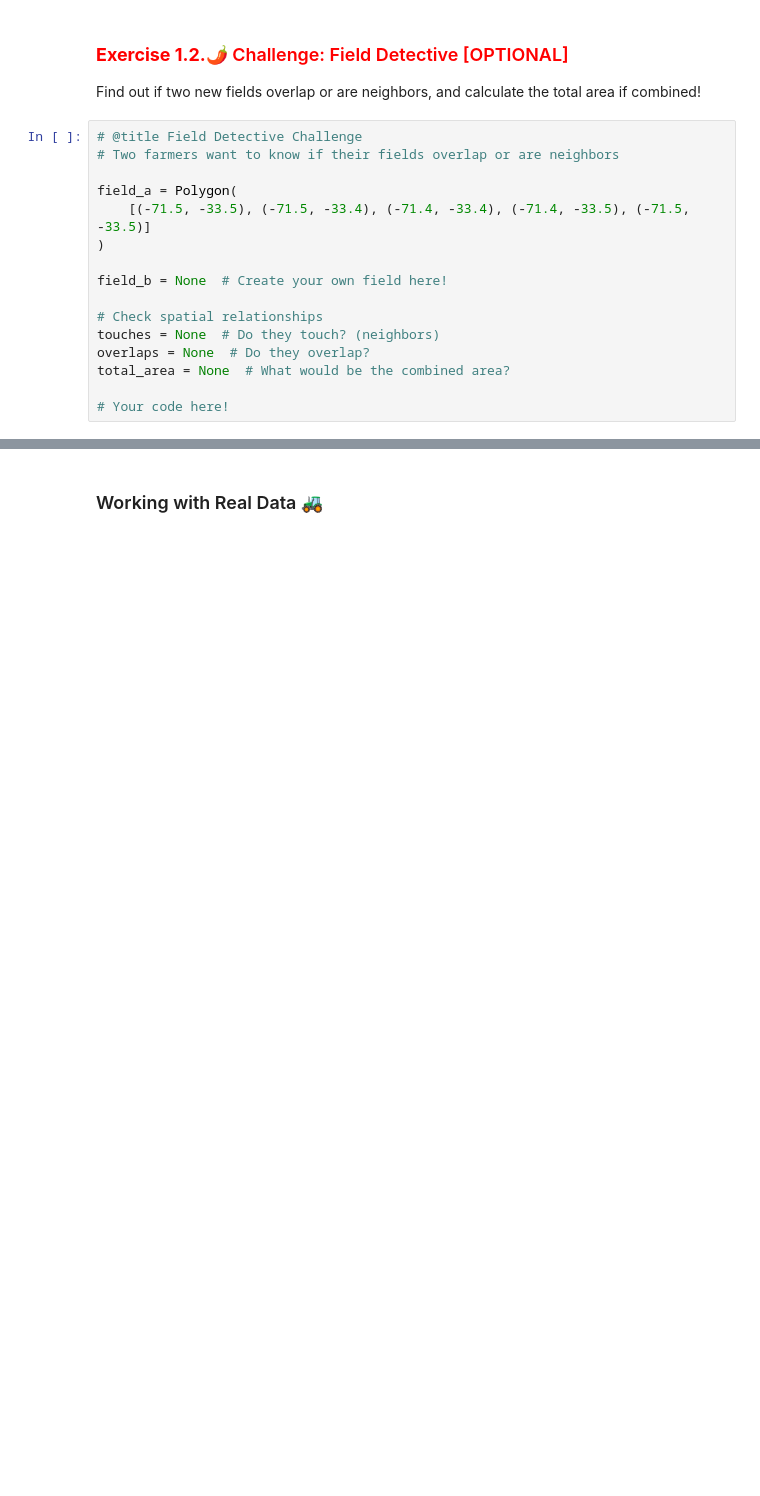
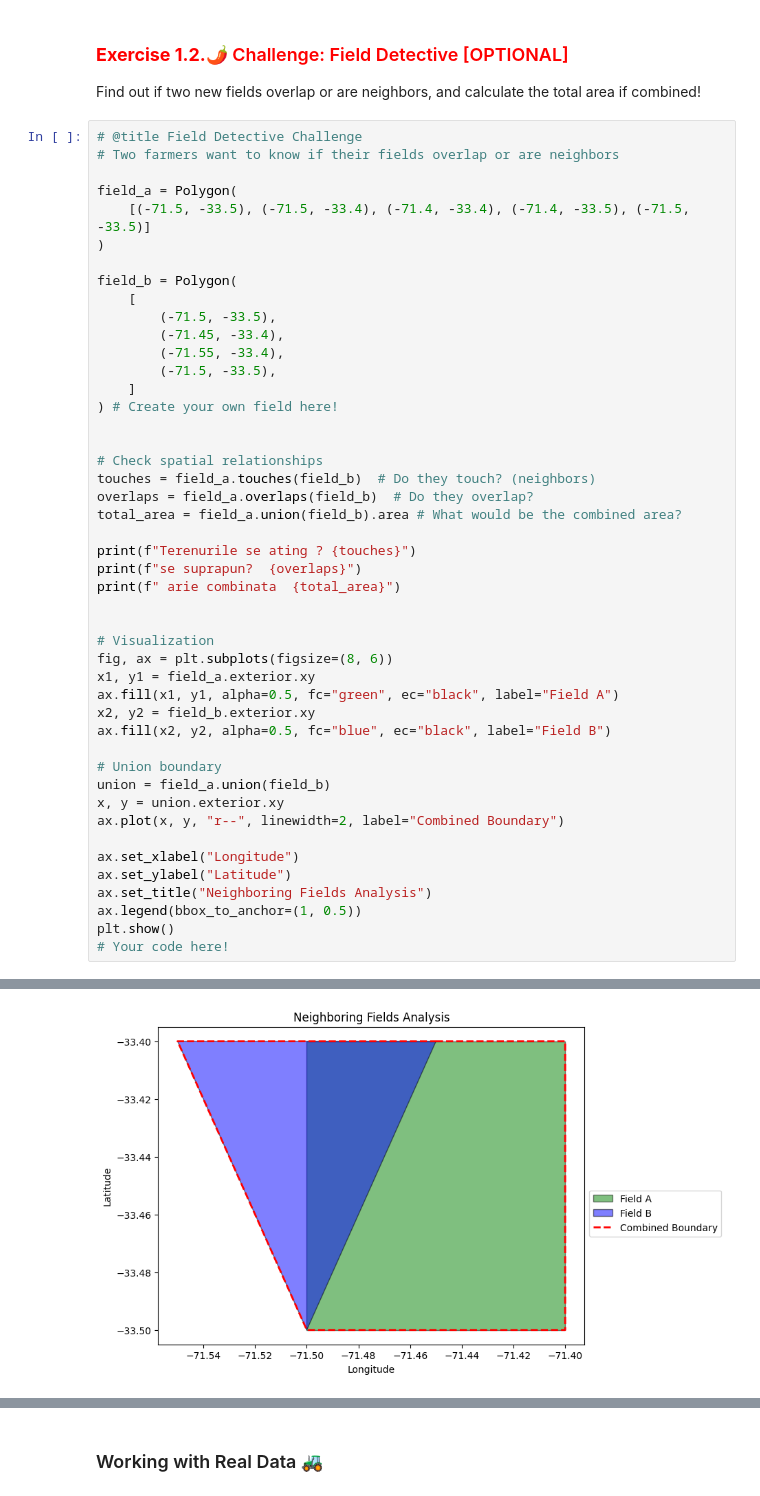
Before and after one commit to MkI21/rospin-lab, a Jupyter notebook: notebooks/Geospatial_Machine_Learning.ipynb, the cells around one changed output, grey strips where cells are left out. Saved outputs shown, nothing was run; the diff lists cells and outputs as text; blank space fills up the shorter version.

```diff
--- a/notebooks/Geospatial_Machine_Learning.ipynb
+++ b/notebooks/Geospatial_Machine_Learning.ipynb
@@ -584,11 +581,42 @@ field_a = Polygon(
     [(-71.5, -33.5), (-71.5, -33.4), (-71.4, -33.4), (-71.4, -33.5), (-71.5, -33.5)]
 )
 
-field_b = None  # Create your own field here!
+field_b = Polygon(
+    [
+        (-71.5, -33.5),
+        (-71.45, -33.4),
+        (-71.55, -33.4),
+        (-71.5, -33.5),
+    ]
+) # Create your own field here!
+
 
 # Check spatial relationships
-touches = None  # Do they touch? (neighbors)
-overlaps = None  # Do they overlap?
-total_area = None  # What would be the combined area?
+touches = field_a.touches(field_b)  # Do they touch? (neighbors)
+overlaps = field_a.overlaps(field_b)  # Do they overlap?
+total_area = field_a.union(field_b).area # What would be the combined area?
 
+print(f"Terenurile se ating ? {touches}")
+print(f"se suprapun?  {overlaps}")
+print(f" arie combinata  {total_area}")
+
+
+# Visualization
+fig, ax = plt.subplots(figsize=(8, 6))
+x1, y1 = field_a.exterior.xy
+ax.fill(x1, y1, alpha=0.5, fc="green", ec="black", label="Field A")
+x2, y2 = field_b.exterior.xy
+ax.fill(x2, y2, alpha=0.5, fc="blue", ec="black", label="Field B")
+
+# Union boundary
+union = field_a.union(field_b)
+x, y = union.exterior.xy
+ax.plot(x, y, "r--", linewidth=2, label="Combined Boundary")
+
+ax.set_xlabel("Longitude")
+ax.set_ylabel("Latitude")
+ax.set_title("Neighboring Fields Analysis")
+ax.legend(bbox_to_anchor=(1, 0.5))
+plt.show()
 # Your code here!
+# %% [output]
@@ -595,3 +626,4 @@ total_area = None  # What would be the combined area?
+[figure, added]
 # %%
 # @title Field Detective Solution
 # @hidden_cell#
```
Also changed, not shown: parts of 27 cells of this notebook.
